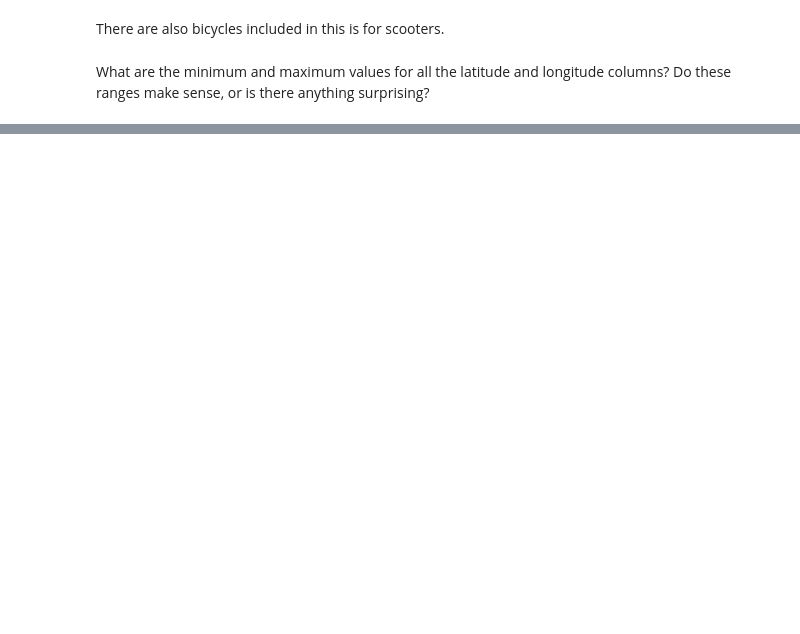
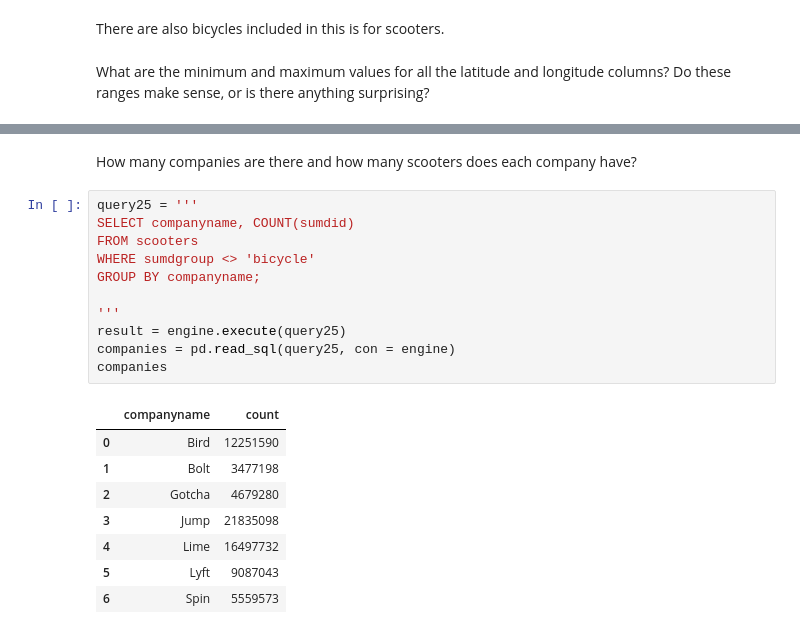
Before and after one commit to NSS-Data-Analytics-Cohort-8/scooter-partner1-badger-badger-python, a Jupyter notebook: notebooks/eda.ipynb, the cells around one changed output, grey strips where cells are left out. Drawn from its saved outputs; the diff is of its cells as text; blank space fills up the shorter version.

```diff
--- a/notebooks/eda.ipynb
+++ b/notebooks/eda.ipynb
@@ -276,0 +388,22 @@ It looks like there could be a bike near the equator or at the Prime Meridian.
+# %% [markdown]
+How many companies are there and how many scooters does each company have?
+# %%
+query25 = '''
+SELECT companyname, COUNT(sumdid)
+FROM scooters
+WHERE sumdgroup <> 'bicycle'
+GROUP BY companyname;
+
+'''
+result = engine.execute(query25)
+companies = pd.read_sql(query25, con = engine)
+companies
+# %% [output]
+|  | companyname | count |
+| 0 | Bird | 12251590 |
+| 1 | Bolt | 3477198 |
+| 2 | Gotcha | 4679280 |
+| 3 | Jump | 21835098 |
+| 4 | Lime | 16497732 |
+| 5 | Lyft | 9087043 |
+| 6 | Spin | 5559573 |
```
Also changed, not shown: parts of 48 cells of this notebook, 2 other files.
